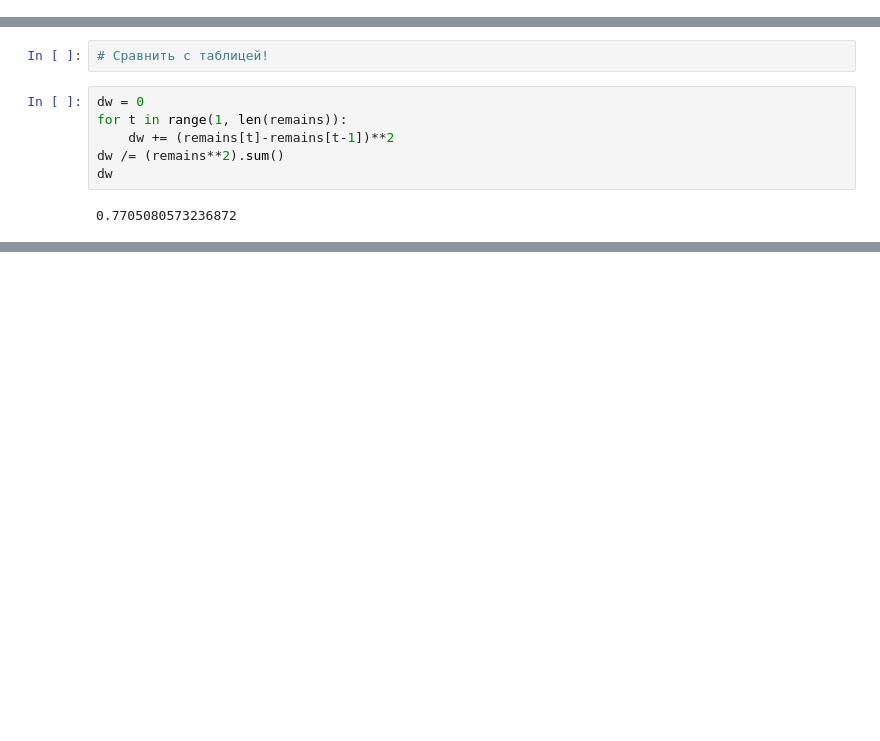
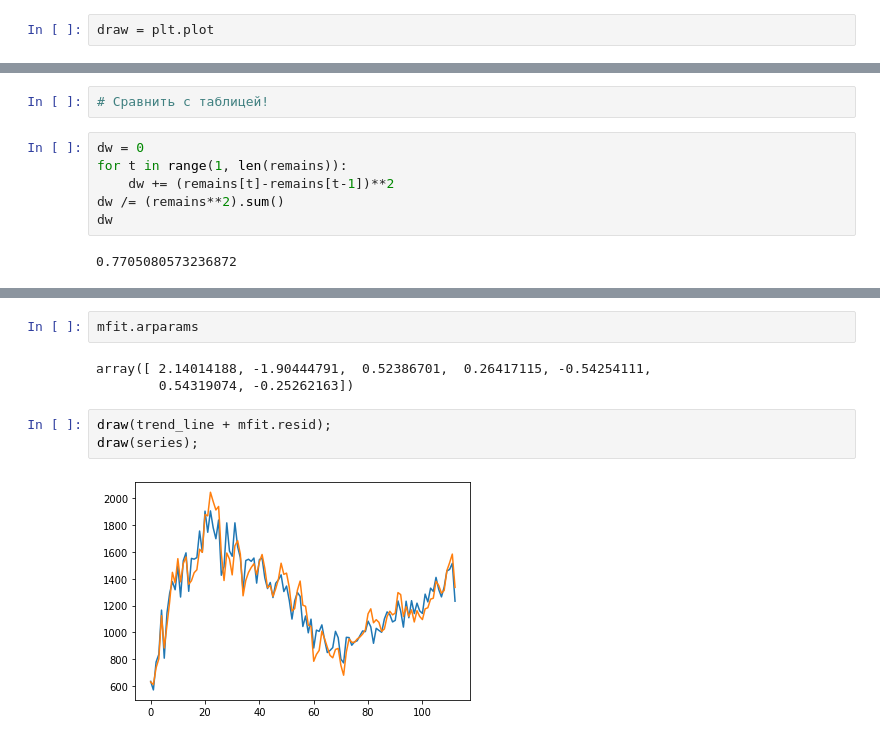
Before and after one commit to xtess16/RTSI, a Jupyter notebook: RST-2.ipynb, the cells around one changed output, grey strips where cells are left out. Cells and saved outputs as stored; diff of their text form; blank space fills up the shorter version.

```diff
--- a/RST-2.ipynb
+++ b/RST-2.ipynb
@@ -13,6 +16,8 @@ df = df[::-1]
 # %%
 series = np.array([i for i in df.Open[::25]])
 series_dates = np.array([i for i in df.index[::25]])
+# %%
+draw = plt.plot
 # %% [markdown]
 ### Экспоненциальное сглаживание
 # %%
@@ -211,0 +292,10 @@ dw
+# %%
+mfit.arparams
+# %% [output]
+array([ 2.14014188, -1.90444791,  0.52386701,  0.26417115, -0.54254111,
+        0.54319074, -0.25262163])
+# %%
+draw(trend_line + mfit.resid);
+draw(series);
+# %% [output]
+[figure, added]
```
Also changed, not shown: parts of 18 cells of this notebook.
